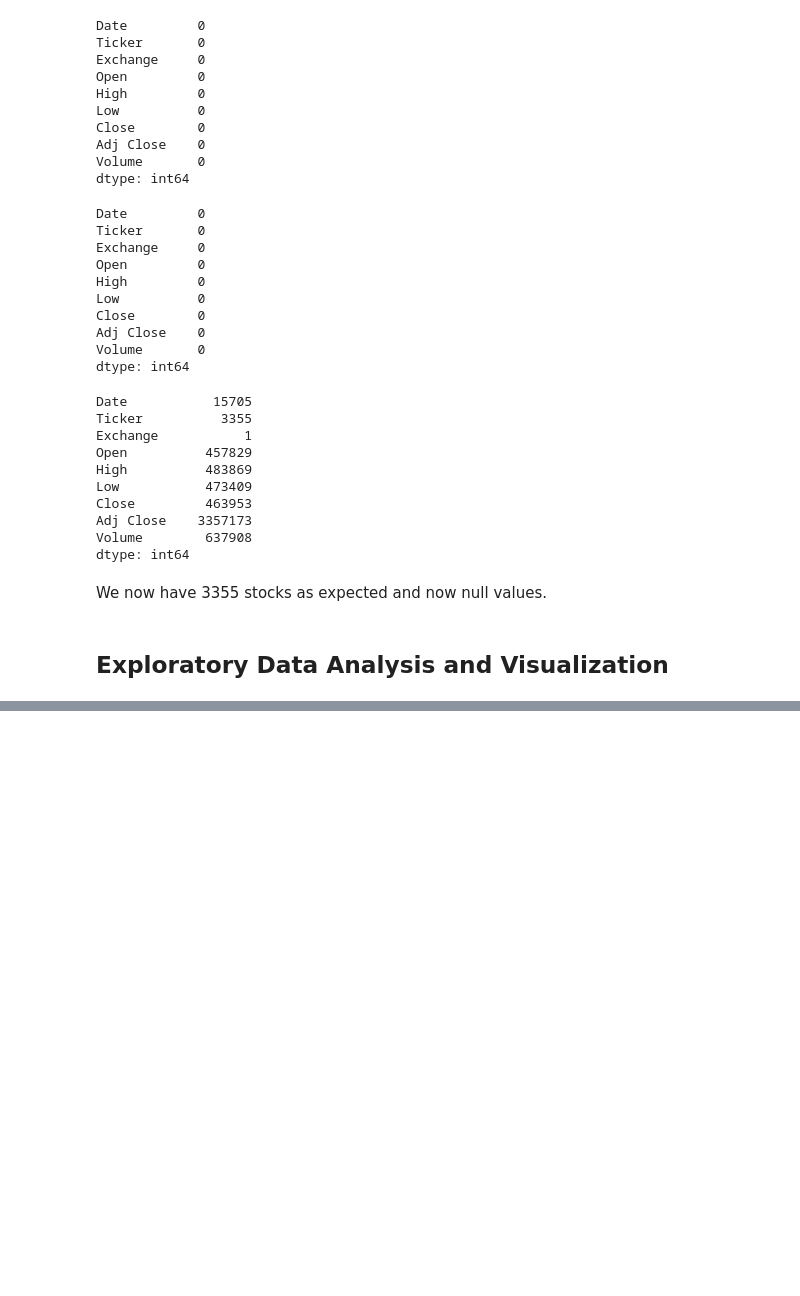
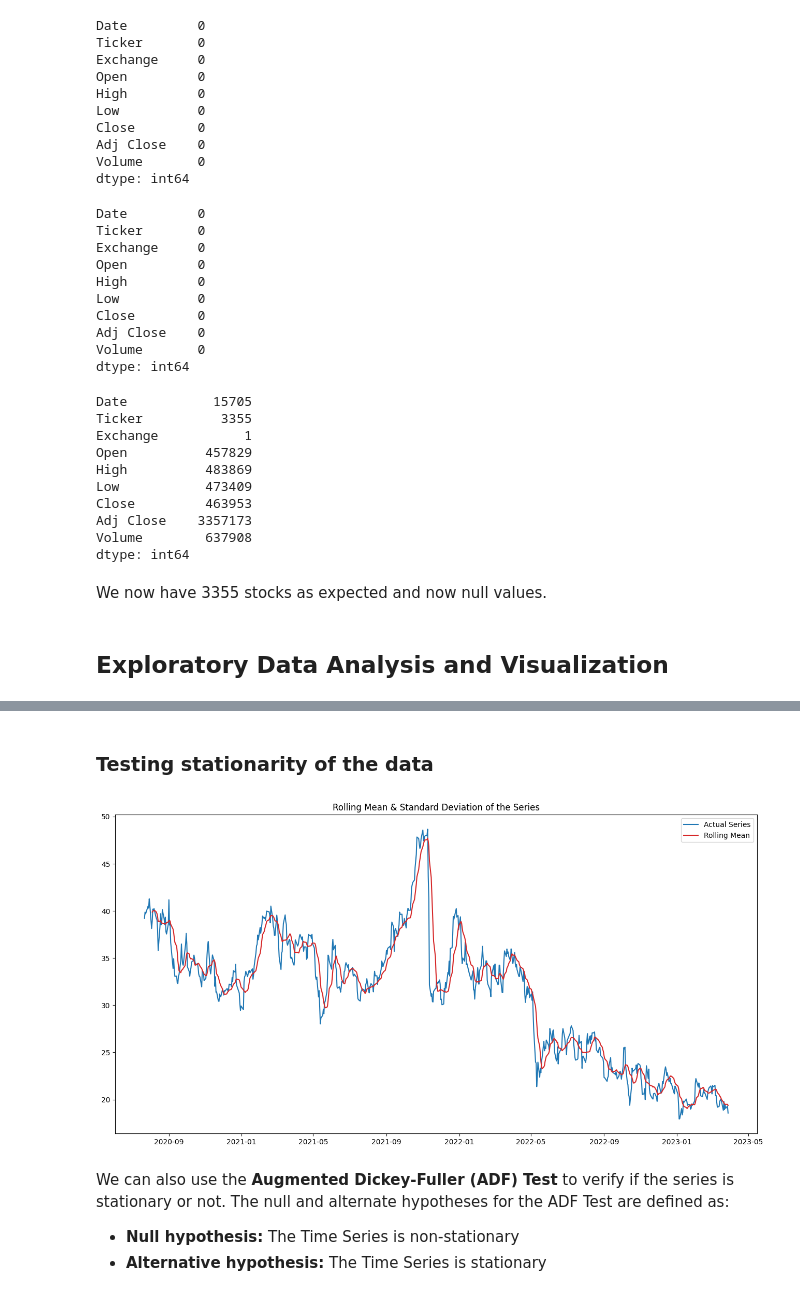
Before and after one commit to chaykovs/Finance-Projects, a Jupyter notebook: Stock Price Analysis/SC_Stock_Price_Analysis.ipynb, the cells around one changed output, grey strips where cells are left out. Cells and saved outputs as stored; diff of their text form; code cells hidden in the pictures; blank space fills up the shorter version.

```diff
--- a/Stock Price Analysis/SC_Stock_Price_Analysis.ipynb
+++ b/Stock Price Analysis/SC_Stock_Price_Analysis.ipynb
@@ -228,0 +350,31 @@ stocks = df.iloc[:,1].unique()
+# %%
+# split into training and testing data using 70/30 ratio
+num_train = df_stock.shape[0]*7//10
+df_train , df_test = df_stock.iloc[:num_train] , df_stock.iloc[num_train:]
+# %% [markdown]
+### Testing stationarity of the data
+# %%
+# Calculating the rolling mean and standard deviation for a window of 10 observations
+rolmean = df_train.rolling(window = 10).mean()
+
+rolstd = df_train.rolling(window = 10).std()
+
+# Visualizing the rolling mean and standard deviation
+plt.figure(figsize = (16, 8))
+
+actual = plt.plot(df_train, color = 'tab:blue', label = 'Actual Series')
+
+rollingmean = plt.plot(rolmean, color = 'tab:red', label = 'Rolling Mean')
+
+plt.title('Rolling Mean & Standard Deviation of the Series')
+
+plt.legend()
+
+plt.show()
+# %% [output]
+[figure, added]
+# %% [markdown]
+We can also use the **Augmented Dickey-Fuller (ADF) Test** to verify if the series is stationary or not.
+The null and alternate hypotheses for the ADF Test are defined as:
+- **Null hypothesis:** The Time Series is non-stationary
+- **Alternative hypothesis:** The Time Series is stationary
```
Also changed, not shown: parts of 34 cells of this notebook.
